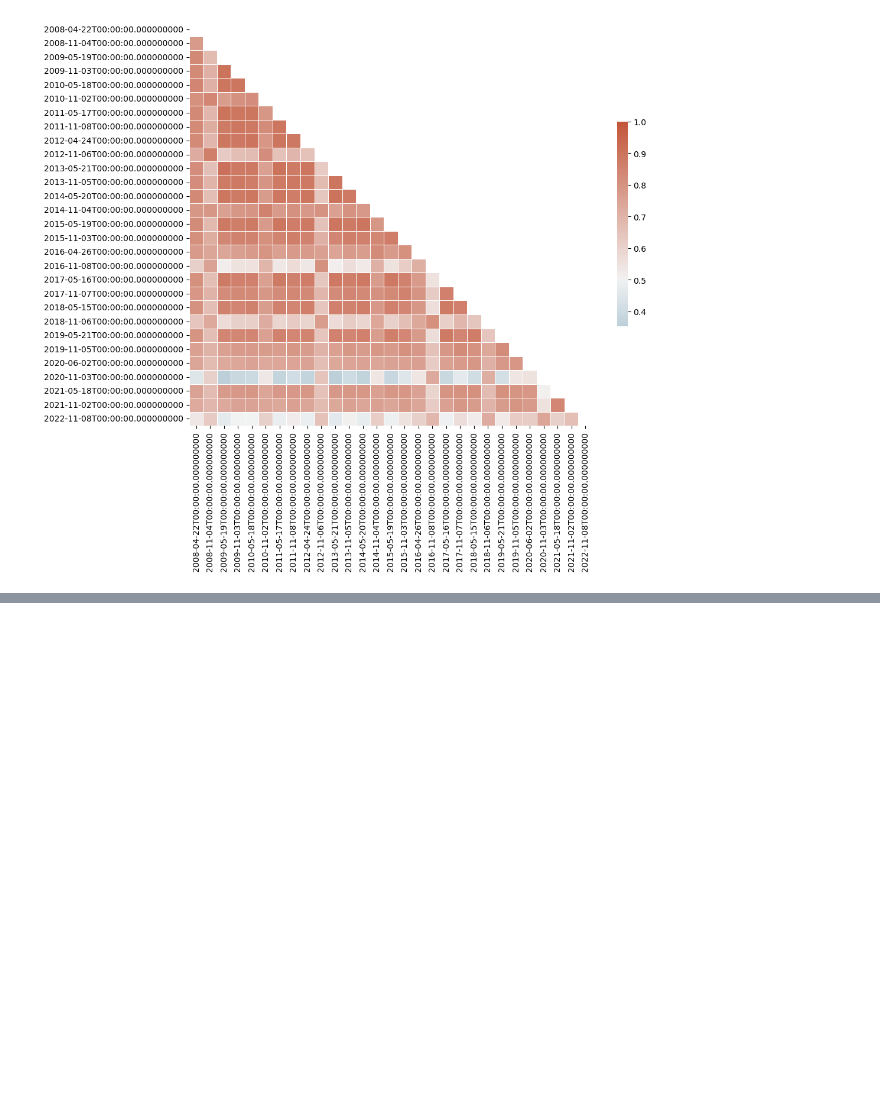
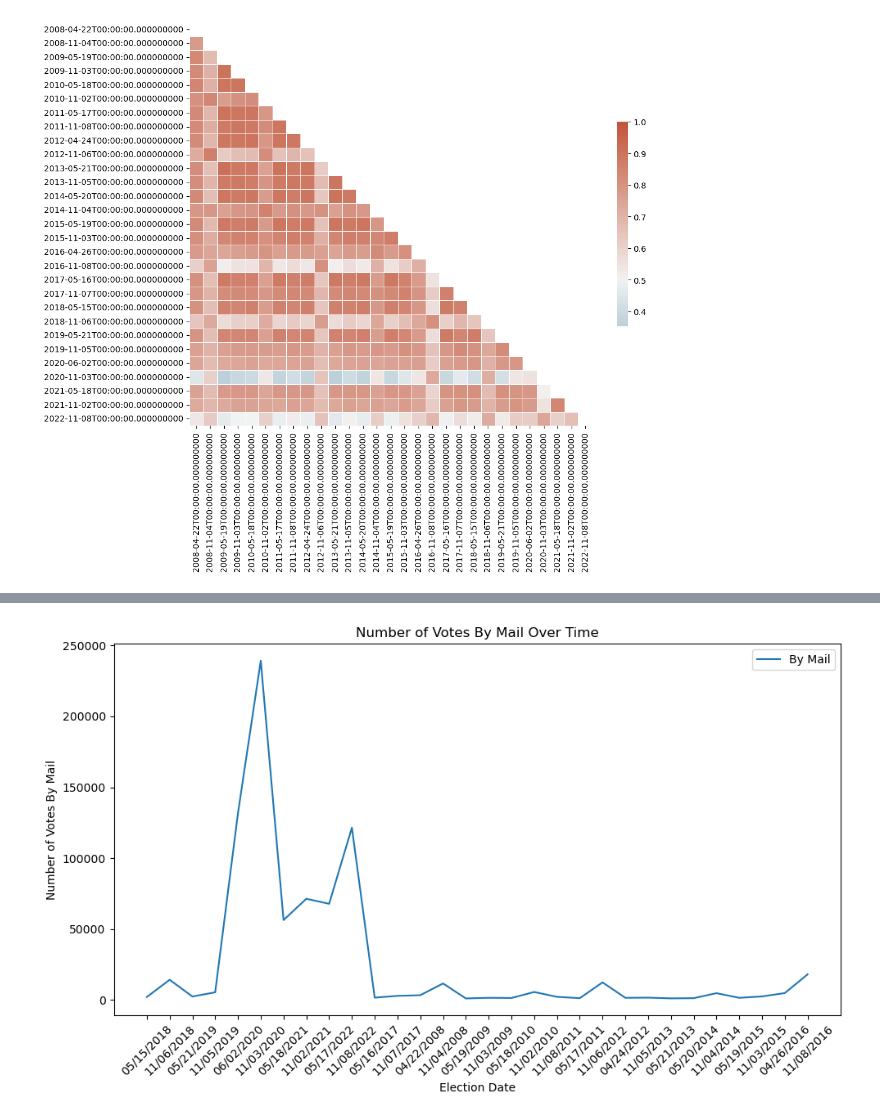
Before and after one commit to aaronzberger/VoterPrediction, a Jupyter notebook: EDA.ipynb, the cells around one changed output, grey strips where cells are left out. Cells and saved outputs as stored; diff of their text form; code cells hidden in the pictures; blank space fills up the shorter version.

```diff
--- a/EDA.ipynb
+++ b/EDA.ipynb
@@ -283,0 +314,26 @@ plt.show()
+# %%
+# Identify the columns that contain the vote by mail data
+mail_vote_cols = df.columns[df.columns.str.contains('By Mail')]
+
+# Initialize a list to store the counts
+mail_vote_counts = []
+
+# For each election, count the number of votes by mail
+for col in mail_vote_cols:
+    mail_vote_counts.append(df[col].sum())
+
+# Create a list of election dates
+election_dates = [col.split(' ')[1] for col in mail_vote_cols]
+
+# Plot the counts on a line graph
+plt.figure(figsize=(10, 6))
+plt.plot(election_dates, mail_vote_counts, label='By Mail')
+plt.xlabel('Election Date')
+plt.ylabel('Number of Votes By Mail')
+plt.title('Number of Votes By Mail Over Time')
+plt.legend()
+plt.xticks(rotation=45)
+plt.tight_layout()
+plt.show()
+# %% [output]
+[figure, added]
```
Also changed, not shown: parts of 2 cells of this notebook.
